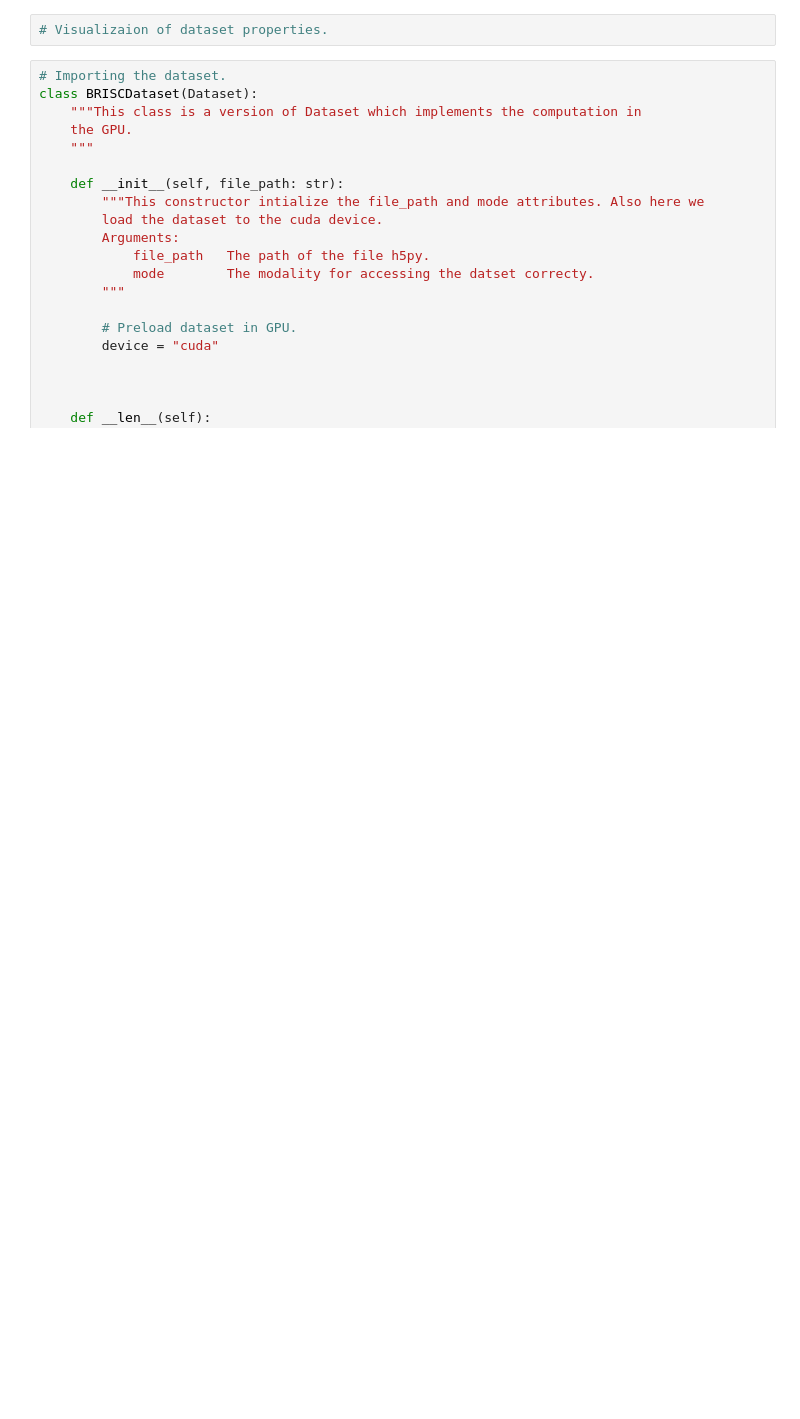
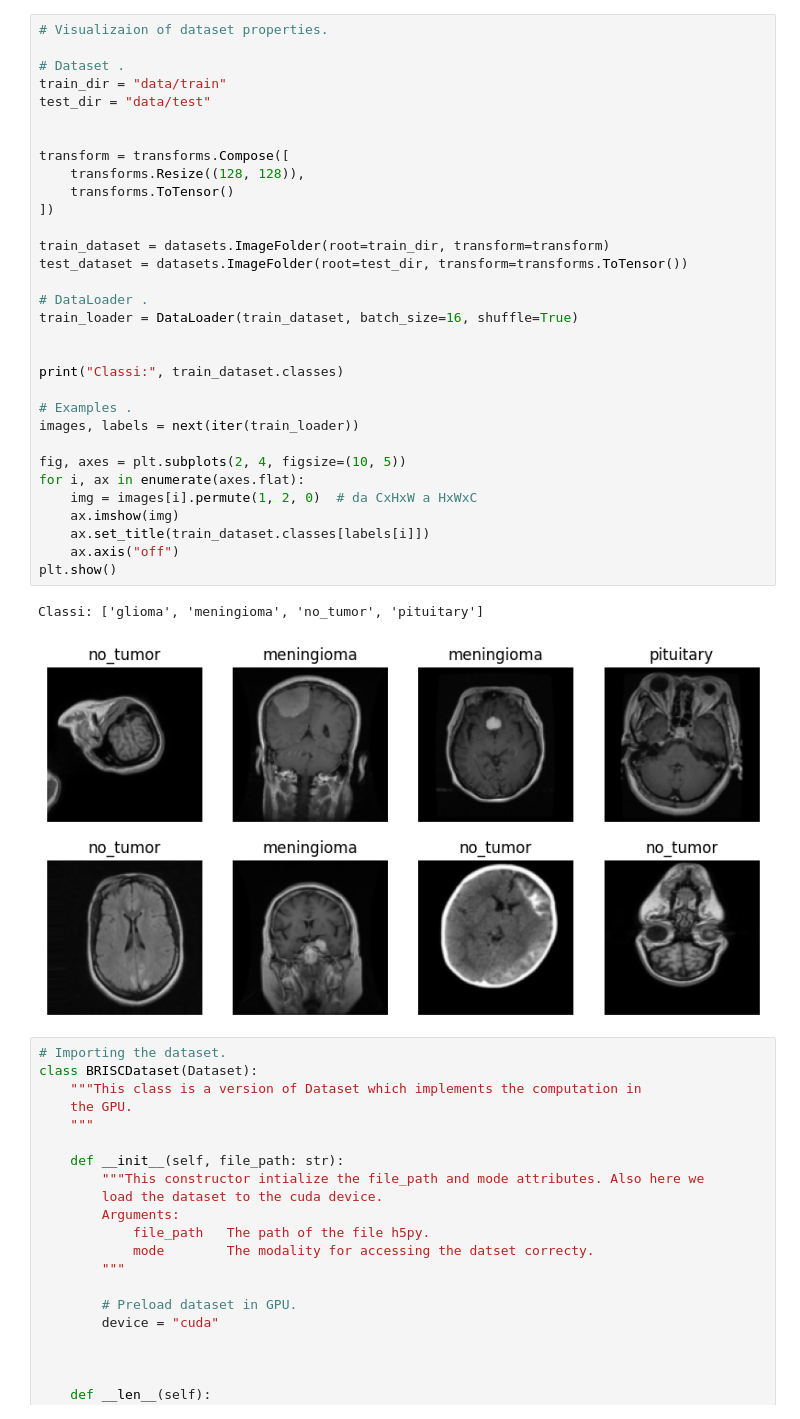
Before and after one commit to Ultimi-Sumiti/Brain_Tumor_Classifier, a Jupyter notebook: train_model_v1.ipynb, the cells around one changed output. Drawn from its saved outputs; the diff is of its cells as text; blank space fills up the shorter version.

```diff
--- a/train_model_v1.ipynb
+++ b/train_model_v1.ipynb
@@ -20,6 +21,39 @@ from sklearn.utils.class_weight import compute_class_weight
 from sklearn.metrics import classification_report, confusion_matrix
 # %%
 # Visualizaion of dataset properties.
+
+# Dataset .
+train_dir = "data/train"
+test_dir = "data/test"
+
+
+transform = transforms.Compose([
+    transforms.Resize((128, 128)),
+    transforms.ToTensor()
+])
+
+train_dataset = datasets.ImageFolder(root=train_dir, transform=transform)
+test_dataset = datasets.ImageFolder(root=test_dir, transform=transforms.ToTensor())
+
+# DataLoader .
+train_loader = DataLoader(train_dataset, batch_size=16, shuffle=True)
+
+
+print("Classi:", train_dataset.classes)
+
+# Examples .
+images, labels = next(iter(train_loader))
+
+fig, axes = plt.subplots(2, 4, figsize=(10, 5))
+for i, ax in enumerate(axes.flat):
+    img = images[i].permute(1, 2, 0)  # da CxHxW a HxWxC
+    ax.imshow(img)
+    ax.set_title(train_dataset.classes[labels[i]])
+    ax.axis("off")
+plt.show()
+# %% [output]
+Classi: ['glioma', 'meningioma', 'no_tumor', 'pituitary']
+[figure, added]
 # %%
 # Importing the dataset.
 class BRISCDataset(Dataset):
```
Also changed, not shown: parts of 1 cell of this notebook, 11 other files.
